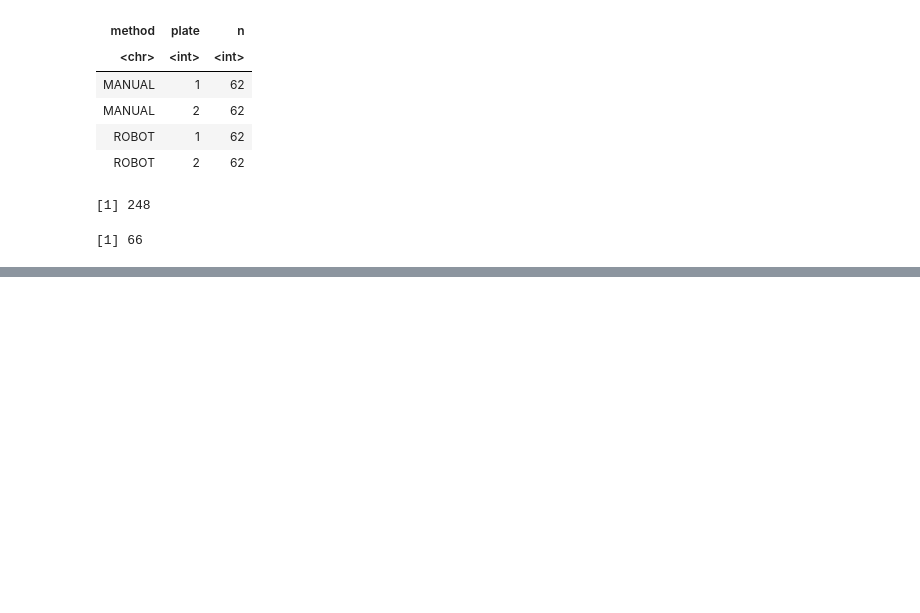
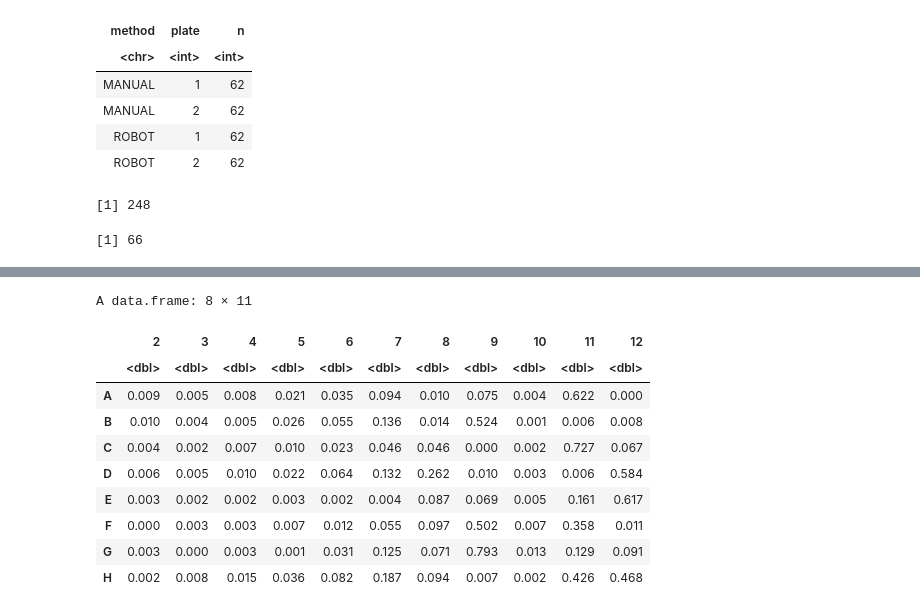
Before and after one commit to sktrinh12/bdb-R-python-nbks, a Jupyter notebook: corehead_data/uvvis_LEGO_script_test.ipynb, the cells around one changed output, grey strips where cells are left out. Cells and saved outputs as stored; diff of their text form; code cells hidden in the pictures; blank space fills up the shorter version.

```diff
--- a/corehead_data/uvvis_LEGO_script_test.ipynb
+++ b/corehead_data/uvvis_LEGO_script_test.ipynb
@@ -636,0 +672,14 @@ dfm %>%
+# %%
+df_diff_ls$PLATE1
+# %% [output]
+A data.frame: 8 × 11
+|  | 2 | 3 | 4 | 5 | 6 | 7 | 8 | 9 | 10 | 11 | 12 |
+|  | <dbl> | <dbl> | <dbl> | <dbl> | <dbl> | <dbl> | <dbl> | <dbl> | <dbl> | <dbl> | <dbl> |
+| A | 0.009 | 0.005 | 0.008 | 0.021 | 0.035 | 0.094 | 0.010 | 0.075 | 0.004 | 0.622 | 0.000 |
+| B | 0.010 | 0.004 | 0.005 | 0.026 | 0.055 | 0.136 | 0.014 | 0.524 | 0.001 | 0.006 | 0.008 |
+| C | 0.004 | 0.002 | 0.007 | 0.010 | 0.023 | 0.046 | 0.046 | 0.000 | 0.002 | 0.727 | 0.067 |
+| D | 0.006 | 0.005 | 0.010 | 0.022 | 0.064 | 0.132 | 0.262 | 0.010 | 0.003 | 0.006 | 0.584 |
+| E | 0.003 | 0.002 | 0.002 | 0.003 | 0.002 | 0.004 | 0.087 | 0.069 | 0.005 | 0.161 | 0.617 |
+| F | 0.000 | 0.003 | 0.003 | 0.007 | 0.012 | 0.055 | 0.097 | 0.502 | 0.007 | 0.358 | 0.011 |
+| G | 0.003 | 0.000 | 0.003 | 0.001 | 0.031 | 0.125 | 0.071 | 0.793 | 0.013 | 0.129 | 0.091 |
+| H | 0.002 | 0.008 | 0.015 | 0.036 | 0.082 | 0.187 | 0.094 | 0.007 | 0.002 | 0.426 | 0.468 |
```
Also changed, not shown: parts of 18 cells of this notebook.
